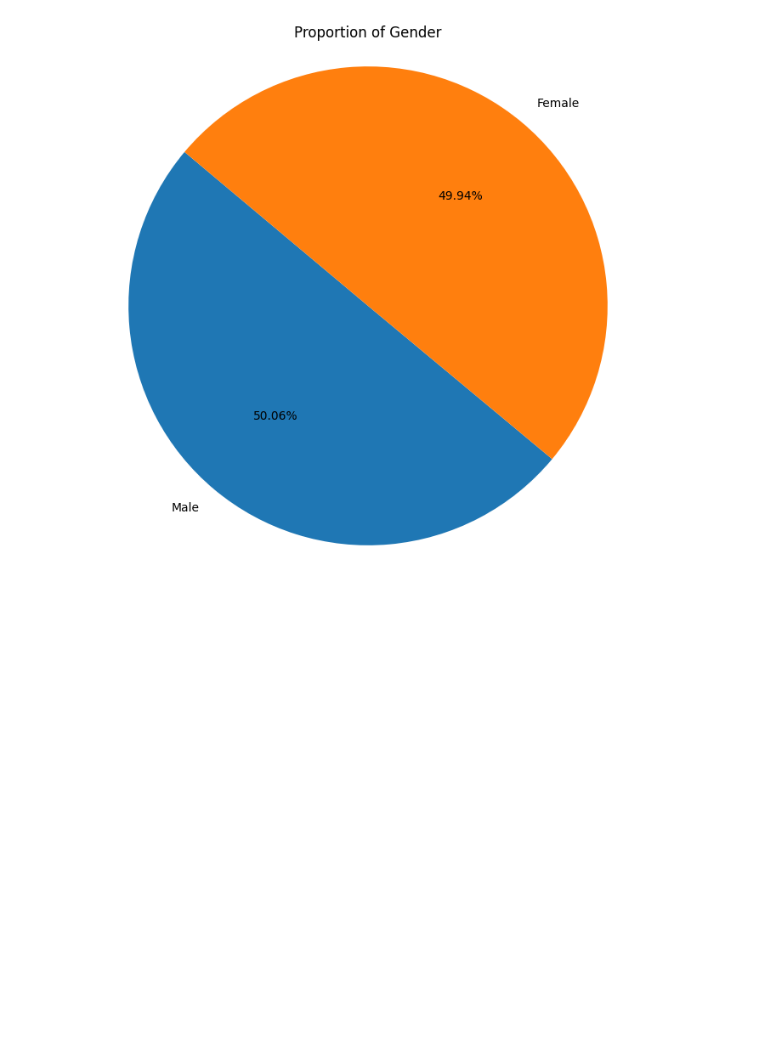
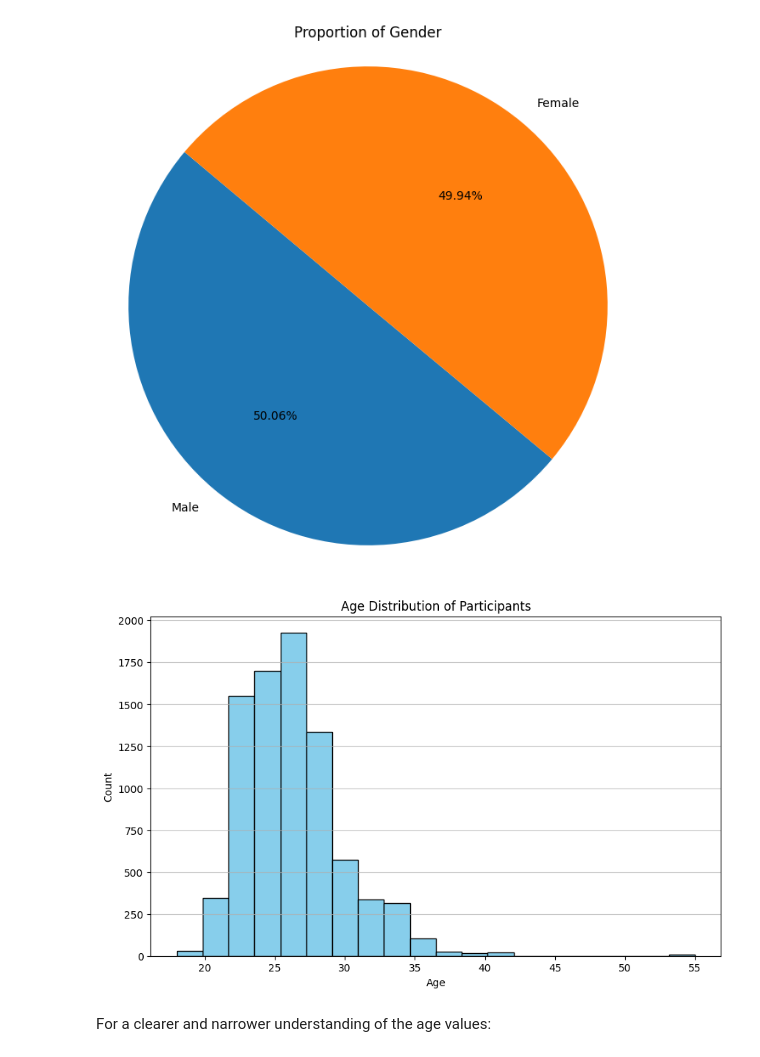
Before and after one commit to meralegre/capstone, a Jupyter notebook: eda_preprocessing.ipynb, the cells around one changed output. Cells and saved outputs as stored; diff of their text form; code cells hidden in the pictures; blank space fills up the shorter version.

```diff
--- a/eda_preprocessing.ipynb
+++ b/eda_preprocessing.ipynb
@@ -217,3 +217,15 @@ plt.axis('equal')  # Equal aspect ratio ensures that pie is drawn as a circle.
 plt.show()
 # %% [output]
 [figure]
+# %%
+plt.figure(figsize=(10, 6))
+plt.hist(df_renamed['age'].dropna(), bins=20, color='skyblue', edgecolor='black')
+plt.title('Age Distribution of Participants')
+plt.xlabel('Age')
+plt.ylabel('Count')
+plt.grid(axis='y', alpha=0.75)
+plt.show()
+# %% [output]
+[figure, added]
+# %% [markdown]
+For a clearer and narrower understanding of the age values:
```
Also changed, not shown: parts of 10 cells of this notebook, 6 other files.
